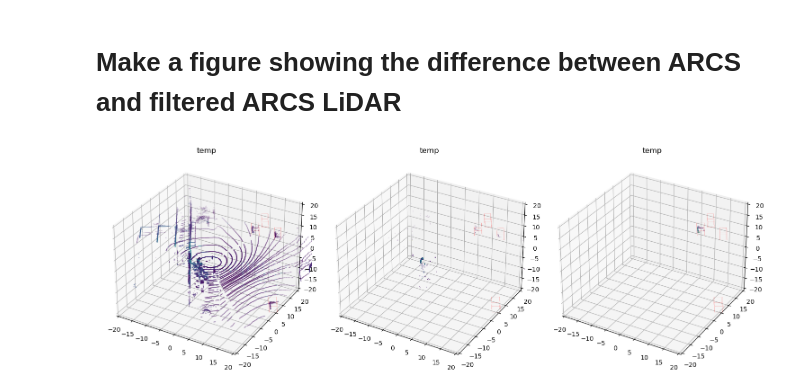
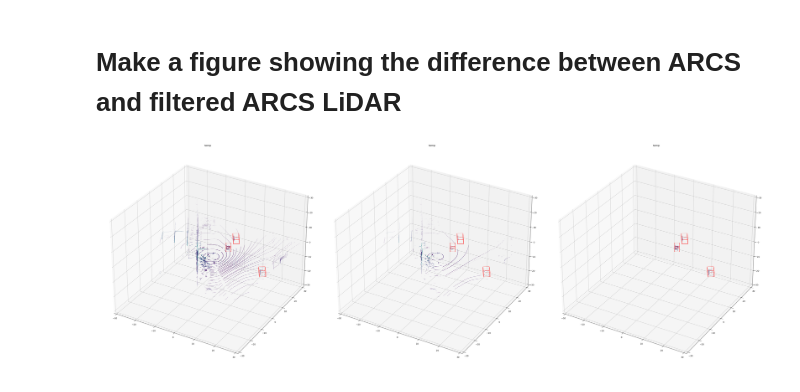
Before and after one commit to CalTransProject/3D-Vehicle-Detection-PointPillars, a Jupyter notebook: scripts/figure_scripts/arcs_vs_filtered_arcs.ipynb, the cells around one changed output. Drawn from its saved outputs; the diff is of its cells as text; code cells hidden in the pictures.

Commit message:
Fix label filter

```diff
--- a/scripts/figure_scripts/arcs_vs_filtered_arcs.ipynb
+++ b/scripts/figure_scripts/arcs_vs_filtered_arcs.ipynb
@@ -70,7 +70,7 @@ def plot_bbox(ax, bbox, color):
     ]
     # Plot the edges
     for edge in edges:
-        ax.plot3D(*zip(corners[edge[0]], corners[edge[1]]), color=color, linewidth=0.1)
+        ax.plot3D(*zip(corners[edge[0]], corners[edge[1]]), color=color, linewidth=1)
 # %%
 def read_kitti_labels(label_path):
     bboxes = []
@@ -96,11 +96,11 @@ def set_velodyne_axes(ax, points, label_path):
 
     ax.set_title('temp')
 # %%
-frame = '006000'
+frame = '006454'
 
 label_path = '../../data/eval_data/labels/' + frame + '.txt'
 bin_path_velodyne = '../../data/eval_data/arcs/' + frame + '.bin'
-bin_path_filtered = '../../data/eval_data/arcs_azimuth_filtered/' + frame + '.bin'
+bin_path_filtered = '../../data/filtered_points/' + frame + '.bin'
 bin_path_label_filtered = '../../data/eval_data/arcs_label_filtered/' + frame + '.bin'
 
 points_velodyne = np.fromfile(bin_path_velodyne, dtype=np.float32).reshape(-1, 4)
@@ -108,20 +108,18 @@ points_filtered = np.fromfile(bin_path_filtered, dtype=np.float32).reshape(-1, 4
 points_label_filtered = np.fromfile(bin_path_label_filtered, dtype=np.float32).reshape(-1, 4)
 # %%
 # Figure with 1 row and 3 columns
-fig, axes = plt.subplots(1, 3, figsize=(15, 5), subplot_kw={'projection': '3d'})
-
-# scatter_velodyne_points()
+fig, axes = plt.subplots(1, 3, figsize=(45, 15), subplot_kw={'projection': '3d'})
 
 set_velodyne_axes(axes[0], points_velodyne, label_path)
 set_velodyne_axes(axes[1], points_filtered, label_path)
 set_velodyne_axes(axes[2], points_label_filtered, label_path)
 
-# axes[0].scatter(points_velodyne[:, 0], points_velodyne[:, 1], points_velodyne[:, 2], s=0.1, c=points_velodyne[:, 3], cmap='viridis', marker=',')
-# axes[1].scatter(points_filtered[:, 0], points_filtered[:, 1], points_filtered[:, 2], s=0.1, c=points_filtered[:, 3], cmap='viridis', marker=',')
-# axes[2].scatter(points_label_filtered[:, 0], points_label_filtered[:, 1], points_label_filtered[:, 2], s=0.1, c=points_label_filtered[:, 3], cmap='viridis', marker=',')
+# plt.subplots_adjust(left=0.1, right=0.9, top=0.9, bottom=0.1)
+# plt.subplots_adjust(left=-0.1, right=1.1, top=1.1, bottom=-0.1)
+plt.subplots_adjust(left=1, right=2, top=2, bottom=-1)
 
 fig.tight_layout()
-
+plt.savefig('arcs_vs_filtered_arcs.png')
 plt.show()
 # %% [output]
-[figure, old version]
+[figure, new version]
```
Also changed, not shown: 3 other files.
